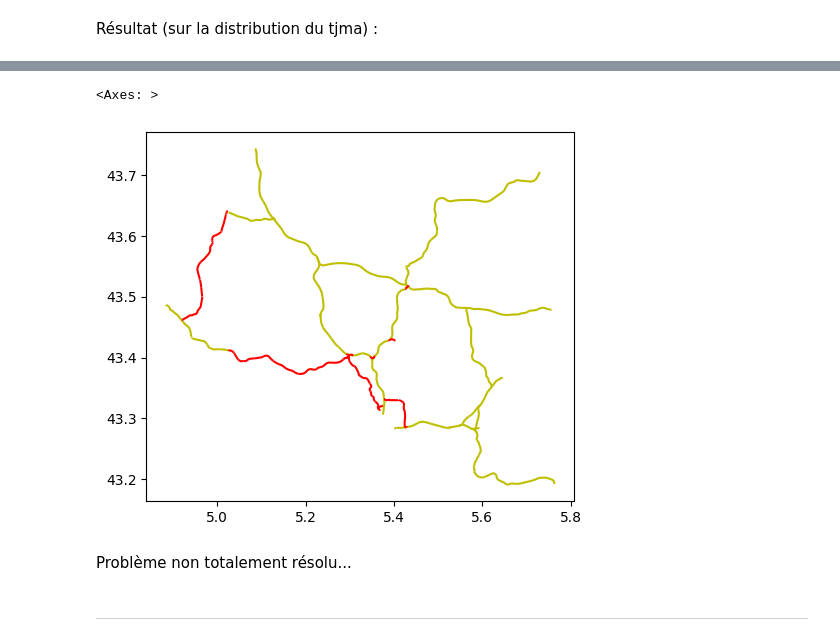
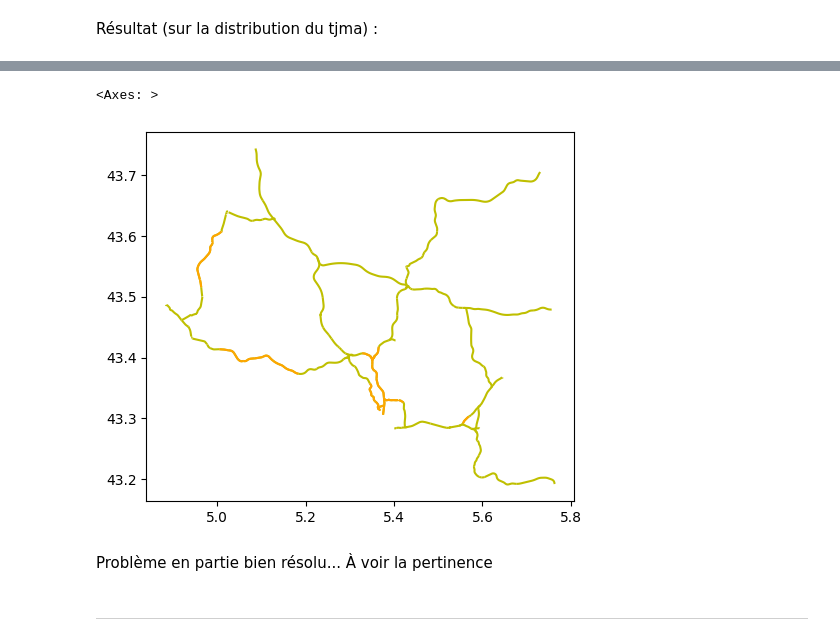
Before and after one commit to dataforgoodfr/batch11_e_cartomobile, a Jupyter notebook: notebooks/TMJA_et_extrapolation_tourisme.ipynb, the cells around one changed output, grey strips where cells are left out. Saved outputs shown, nothing was run; the diff lists cells and outputs as text; code cells hidden in the pictures.

```diff
--- a/notebooks/TMJA_et_extrapolation_tourisme.ipynb
+++ b/notebooks/TMJA_et_extrapolation_tourisme.ipynb
@@ -173,3 +180,3 @@ def split_and_fill_TMJA_null_values(df_tmja, nb_rep=6):
 # %%
-tmja_wrs84['tmja_clean'] = split_and_fill_TMJA_null_values(tmja_wrs84, nb_rep=30)
+tmja_wrs84_clean = split_and_fill_TMJA_null_values(tmja_wrs84, nb_rep=15)
 # %% [output]
@@ -207,17 +213,18 @@ tmja_wrs84.loc[tmja_wrs84['tmja_clean']==0,:].plot(ax=ax, color='r')
 # %%
-to_keep = (tmja_wrs84['xD']>=850000) & (tmja_wrs84['xD']<=920000) & (tmja_wrs84['yD']<=6300000) & (tmja_wrs84['yD']>=6000000)
+to_keep = (tmja_wrs84_clean['xD']>=850000) & (tmja_wrs84_clean['xD']<=920000) & (tmja_wrs84_clean['yD']<=6300000) & (tmja_wrs84_clean['yD']>=6000000)
 
-tmja_wrs84_dep13 = tmja_wrs84.loc[to_keep,:]
+tmja_wrs84_dep13_clean = tmja_wrs84_clean.loc[to_keep,:]
 # %%
 fig, ax = plt.subplots(1, 1)
 
-tmja_wrs84_dep13.loc[tmja_wrs84_dep13['tmja_clean']>0,:].plot(ax=ax, color='y')
-tmja_wrs84_dep13.loc[tmja_wrs84_dep13['tmja_clean']==0,:].plot(ax=ax, color='r')
+tmja_wrs84_dep13_clean.loc[tmja_wrs84_dep13_clean['tmja']>0,:].plot(ax=ax, color='y')
+tmja_wrs84_dep13_clean.loc[(tmja_wrs84_dep13_clean['tmja']>0) & (tmja_wrs84_dep13_clean['tmja']<3000),:].plot(ax=ax, color='orange')
+#tmja_wrs84_dep13_clean.loc[tmja_wrs84_dep13_clean['tmja']==0,:].plot(ax=ax, color='r')
 # %% [output]
 <Axes: >
-[figure, old version]
+[figure, new version]
-# %% [markdown]
-Problème non totalement résolu...
+# %% [markdown]
+Problème en partie bien résolu... À voir la pertinence
 # %% [markdown]
 -----
 # %% [markdown]
```
Also changed, not shown: parts of 52 cells of this notebook.
